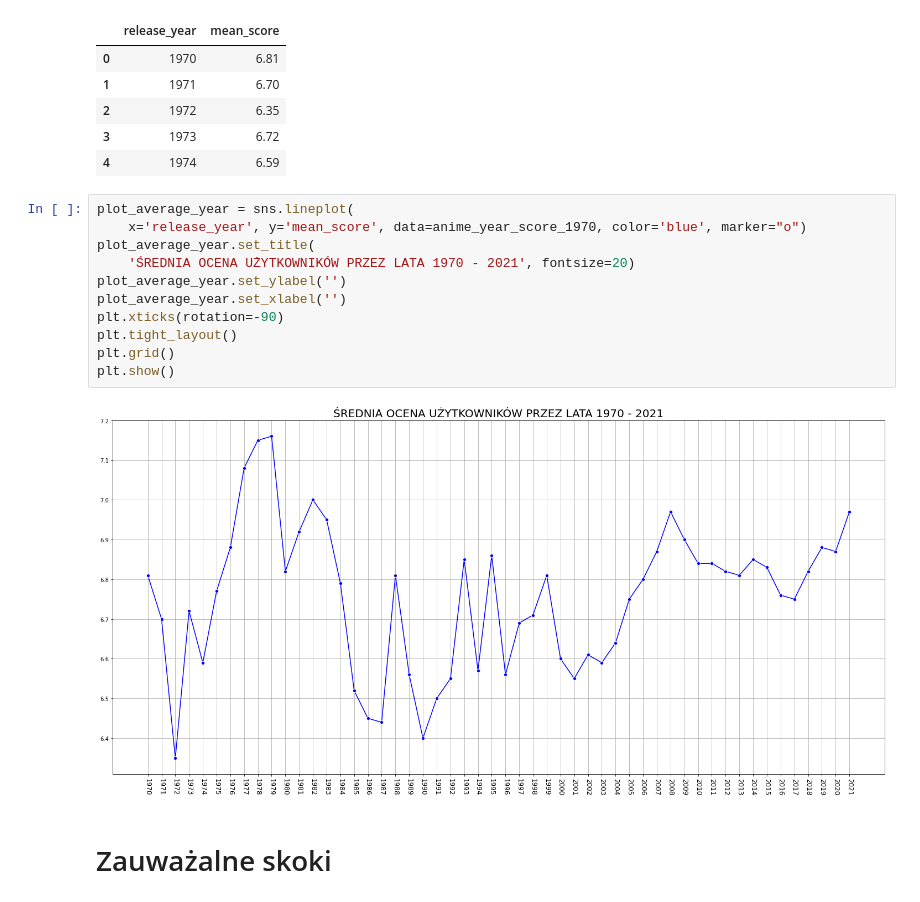
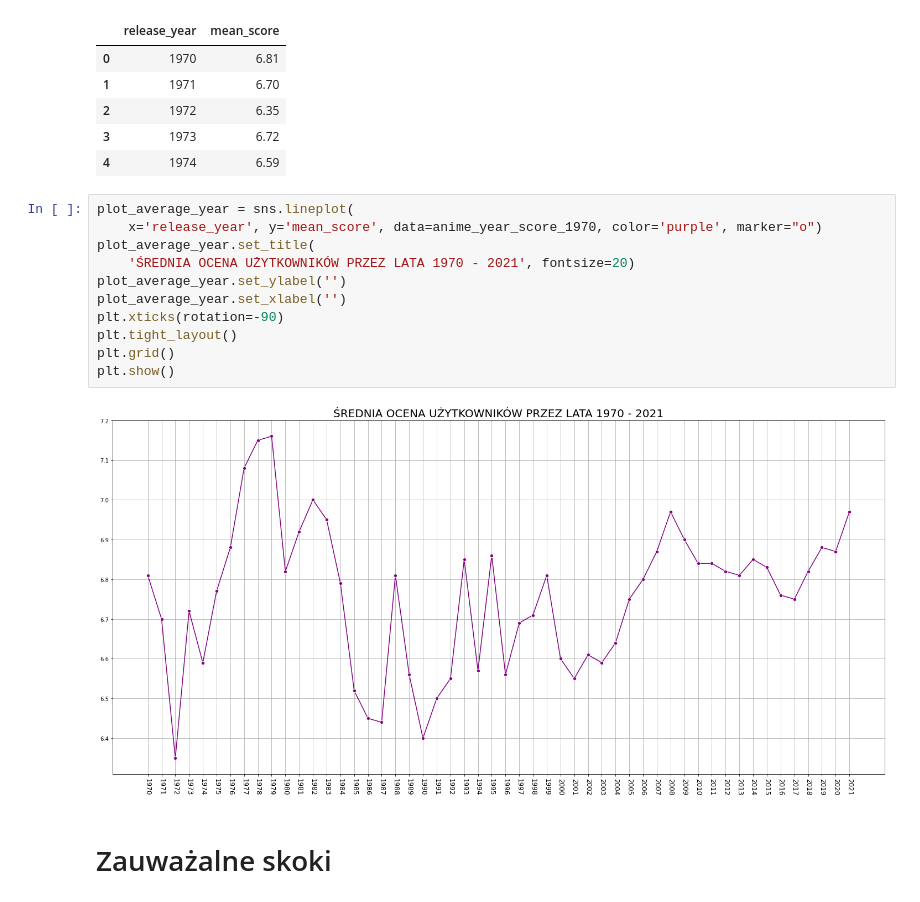
Before and after one commit to BloodyShrimp/Visualizing_Anime, a Jupyter notebook: data_refining.ipynb, the cells around one changed output. Drawn from its saved outputs; the diff is of its cells as text.

```diff
--- a/data_refining.ipynb
+++ b/data_refining.ipynb
@@ -215,17 +215,17 @@ anime_year_score_1970.head()
 | 4 | 1974 | 6.59 |
 # %%
 plot_average_year = sns.lineplot(
-    x='release_year', y='mean_score', data=anime_year_score_1970, color='blue', marker="o")
+    x='release_year', y='mean_score', data=anime_year_score_1970, color='purple', marker="o")
 plot_average_year.set_title(
     'ŚREDNIA OCENA UŻYTKOWNIKÓW PRZEZ LATA 1970 - 2021', fontsize=20)
 plot_average_year.set_ylabel('')
 plot_average_year.set_xlabel('')
 plt.xticks(rotation=-90)
 plt.tight_layout()
 plt.grid()
 plt.show()
 # %% [output]
-[figure, old version]
+[figure, new version]
 # %% [markdown]
 # Zauważalne skoki
 # %%
```
Also changed, not shown: parts of 6 cells of this notebook.
